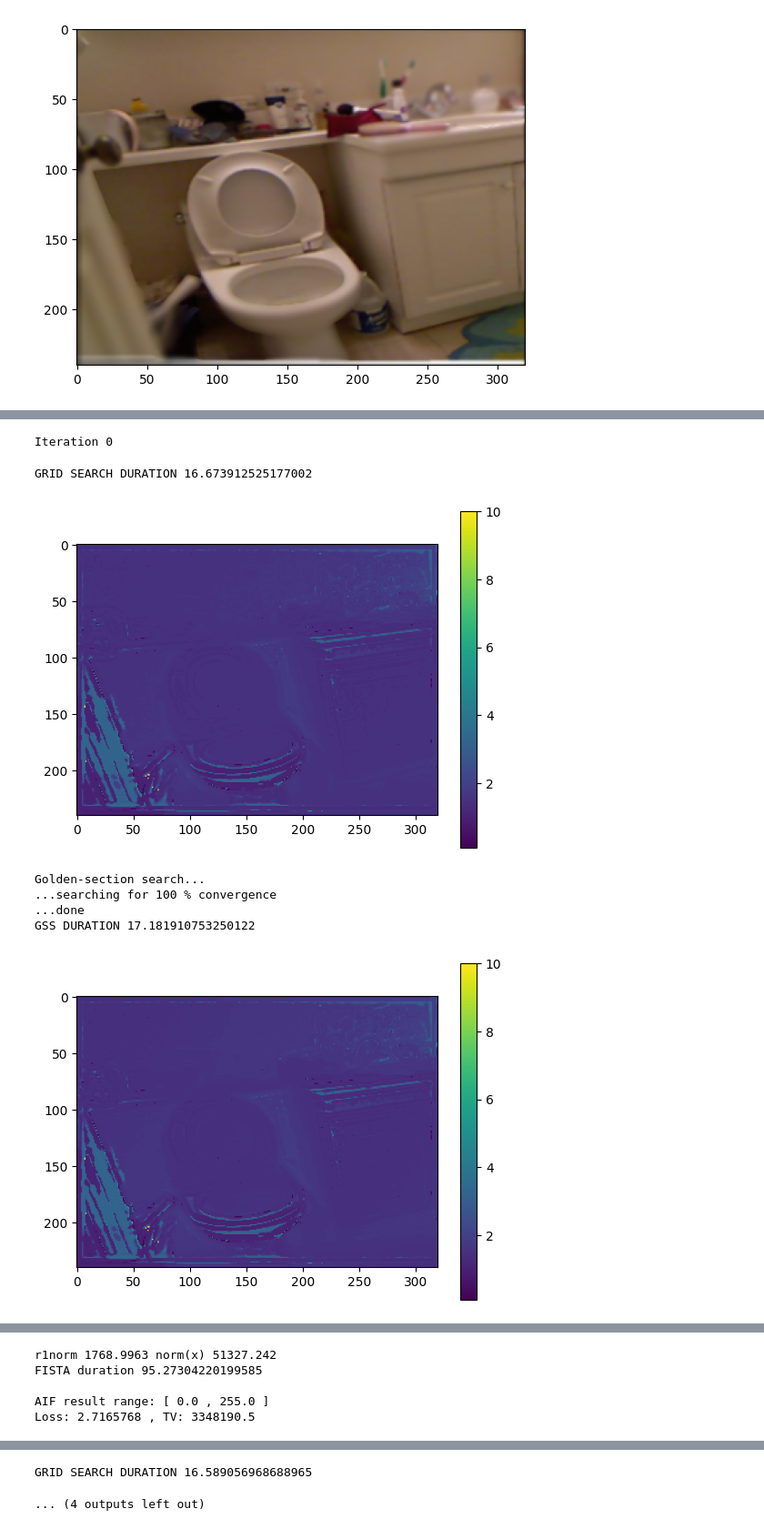
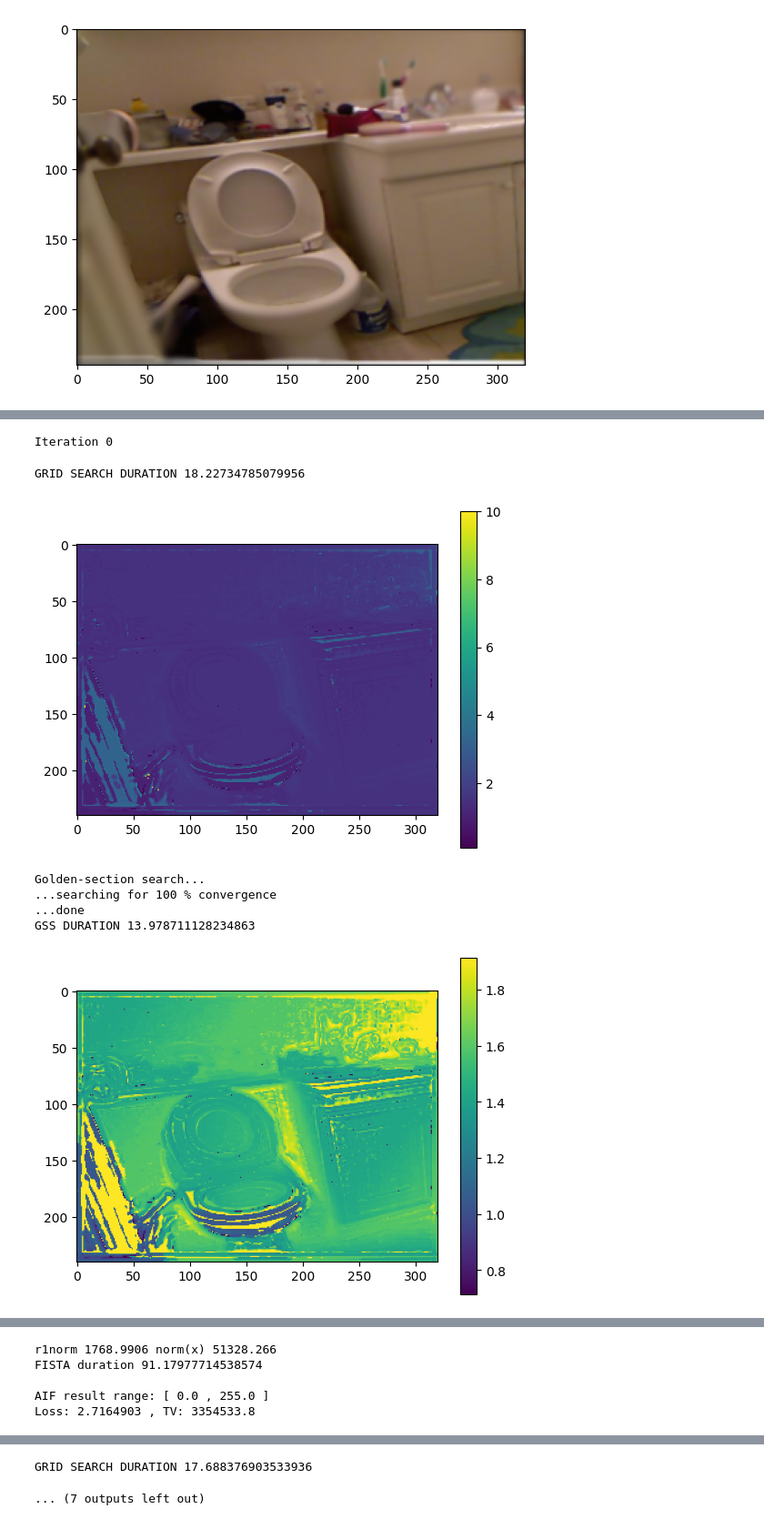
Before and after one commit to hollyjackson/dfd, a Jupyter notebook: dfd.ipynb, the cells around one changed output, grey strips where cells are left out. Shown at 91% size. Saved outputs shown, nothing was run; the diff lists cells and outputs as text; code cells hidden in the pictures.

```diff
--- a/dfd.ipynb
+++ b/dfd.ipynb
@@ -82,8 +29,8 @@ print(device)
 IMAGE_RANGE = 255.
 
 # load data
-# gt_aif, gt_dpt = utils.load_single_sample(sample='0101', set='train', fs=5, res='half')
-gt_aif, gt_dpt, _ = dataset_loader.load_sample_image(fs=5, res='half')
+# gt_aif, gt_dpt = dataset_loader.load_single_sample(sample='0044', set='train', res='half')
+gt_aif, gt_dpt, _ = dataset_loader.load_example_image(fs=5, res='half')
 gt_aif = gt_aif * IMAGE_RANGE
 
 plt.imshow(gt_aif / IMAGE_RANGE)
@@ -160,29 +106,29 @@ plt.show()
 # depth_init = 1#torch.median(gt_dpt.cpu()).item()
 # print('initializing depth to',depth_init)
 
-# dpt, aif, _, _ = coordinate_descent.coordinate_descent(defocus_stack, show_plots = True,
-#         save_plots = False, num_epochs = 2,
-#         # least_squares_first=True, depth_init=depth_init,
-#         least_squares_first = False, aif_init = aif_init,
-#         k = 1, aif_method = 'fista',
-#         finite_differences = False, num_Z = 100,
-#         ls_maxiter = 200, ls_maxiter_multiplier = 1.05,
-#         vmin = 0.1, vmax = 10, verbose = True)
-
-# np.save("dpt_template.npy", dpt)
-# np.save("aif_template.npy", aif)
-
-aif = np.load('aif_template.npy')
-dpt = np.load('dpt_template.npy')
-
-defocus_stack = forward_model.forward(gt_dpt, gt_aif)
-aif_init = initialization.compute_aif_initialization(defocus_stack, lmbda=0.05, sharpness_measure='sobel_grad')
-
-
-dpt_v2, aif_v2, _, _ = coordinate_descent.coordinate_descent(defocus_stack, show_plots = True,
+dpt, aif, _, _ = coordinate_descent.coordinate_descent(
+    defocus_stack, show_plots = True,
         save_plots = False, num_epochs = 2,
         nesterov_first = False, aif_init = aif_init,
         num_Z = 100,
         T_0 = 200, alpha = 1.05,
-        vmin = 0.1, vmax = 10, verbose = True)
+        vmin = gt_dpt.min(), vmax = gt_dpt.max(),
+        verbose = True)
+
+# # np.save("dpt_template.npy", dpt)
+# # np.save("aif_template.npy", aif)
+
+# aif = np.load('aif_template.npy')
+# dpt = np.load('dpt_template.npy')
+
+# defocus_stack = forward_model.forward(gt_dpt, gt_aif)
+# aif_init = initialization.compute_aif_initialization(defocus_stack, lmbda=0.05, sharpness_measure='sobel_grad')
+
+
+# dpt_v2, aif_v2, _, _ = coordinate_descent.coordinate_descent(defocus_stack, show_plots = True,
+#         save_plots = False, num_epochs = 2,
+#         nesterov_first = False, aif_init = aif_init,
+#         num_Z = 100,
+#         T_0 = 200, alpha = 1.05,
+#         vmin = 0.1, vmax = 10, verbose = True)
 # %% [output]
@@ -193,9 +138,9 @@ precomputing indices
 [figure]
 Iteration 0
-GRID SEARCH DURATION 16.673912525177002
+GRID SEARCH DURATION 18.22734785079956
 [figure]
 Golden-section search...
 ...searching for 100 % convergence
 ...done
-GSS DURATION 17.181910753250122
+GSS DURATION 13.978711128234863
-[figure, old version]
+[figure, new version]
@@ -205,9 +150,9 @@ DPT result range: [ 0.104508504 , 9.995491 ]
 
 
 Bounded FISTA...
-r1norm 1768.9963 norm(x) 51327.242
-FISTA duration 95.27304220199585
+r1norm 1768.9906 norm(x) 51328.266
+FISTA duration 91.17977714538574
 
 AIF result range: [ 0.0 , 255.0 ]
-Loss: 2.7165768 , TV: 3348190.5
+Loss: 2.7164903 , TV: 3354533.8
 [figure]
@@ -218,8 +163,8 @@ T_i updated to 210
 --------------------------
 
 Iteration 1
-GRID SEARCH DURATION 16.589056968688965
+GRID SEARCH DURATION 17.688376903533936
-... (4 outputs left out)
+... (7 outputs left out)
 # %%
 diff = (dpt- dpt_v2)
 # assert np.allclose(dpt-dpt_v2, 0, rtol=1e-3, atol=1e-3)
```
Also changed, not shown: parts of 5 cells of this notebook, 12 other files.
